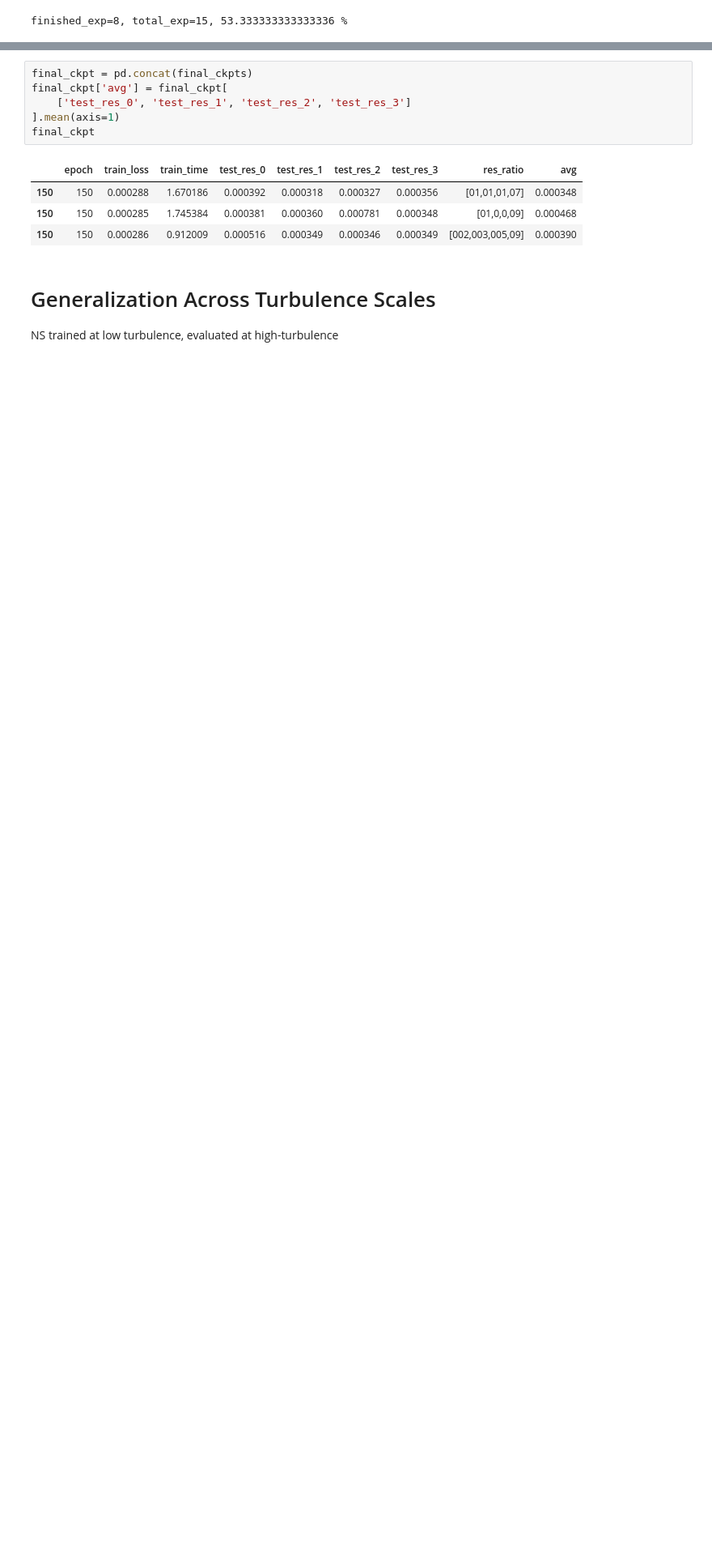
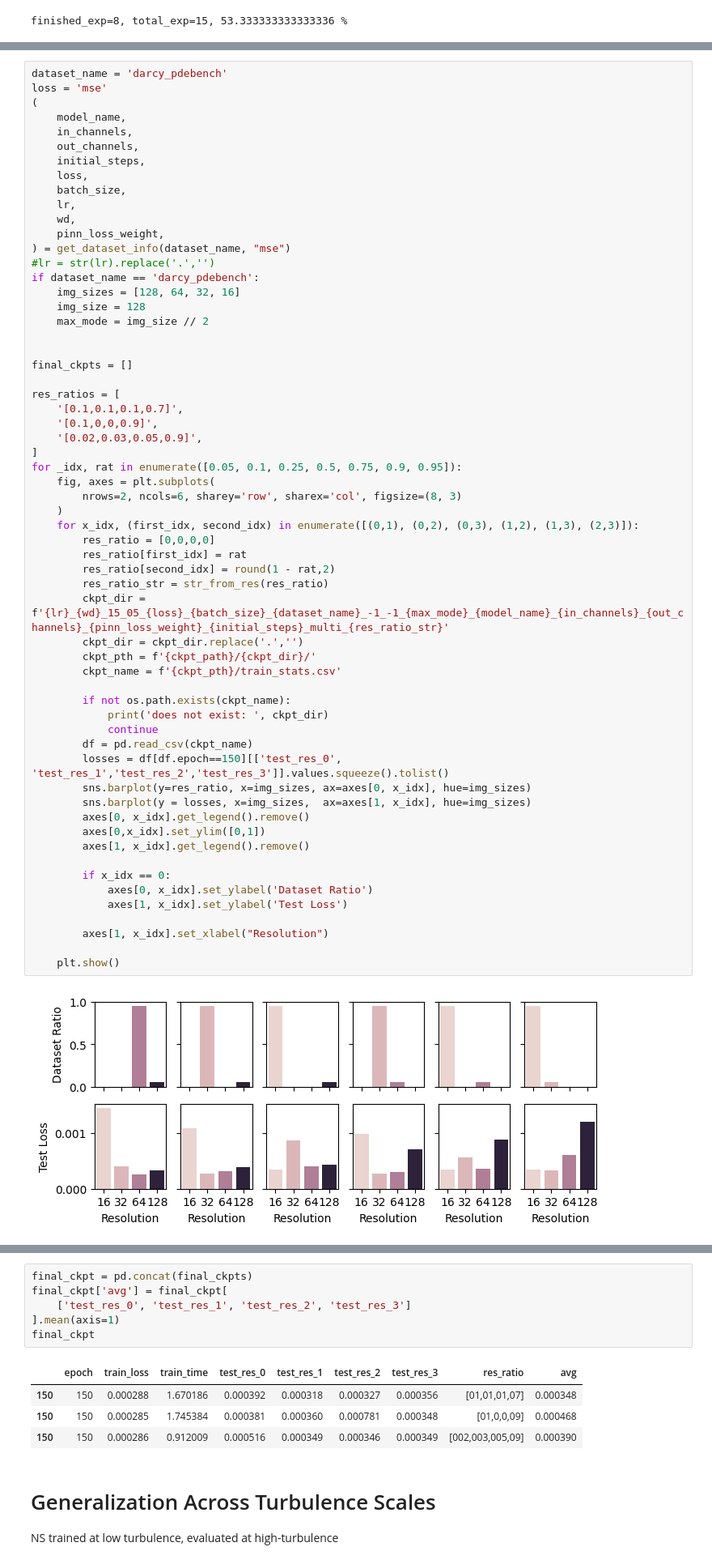
Before and after one commit to msakarvadia/operator_aliasing, a Jupyter notebook: notebooks/figures.ipynb, the cells around one changed output, grey strips where cells are left out. Shown at 81% size. Cells and saved outputs as stored; diff of their text form; blank space fills up the shorter version.

```diff
--- a/notebooks/figures.ipynb
+++ b/notebooks/figures.ipynb
@@ -1611,0 +1644,62 @@ Middle plot sweep:
+# %%
+dataset_name = 'darcy_pdebench'
+loss = 'mse'
+(
+    model_name,
+    in_channels,
+    out_channels,
+    initial_steps,
+    loss,
+    batch_size,
+    lr,
+    wd,
+    pinn_loss_weight,
+) = get_dataset_info(dataset_name, "mse")
+#lr = str(lr).replace('.','')
+if dataset_name == 'darcy_pdebench':
+    img_sizes = [128, 64, 32, 16]
+    img_size = 128
+    max_mode = img_size // 2
+
+
+final_ckpts = []
+
+res_ratios = [
+    '[0.1,0.1,0.1,0.7]',
+    '[0.1,0,0,0.9]',
+    '[0.02,0.03,0.05,0.9]',
+]
+for _idx, rat in enumerate([0.05, 0.1, 0.25, 0.5, 0.75, 0.9, 0.95]):
+    fig, axes = plt.subplots(
+        nrows=2, ncols=6, sharey='row', sharex='col', figsize=(8, 3)
+    )
+    for x_idx, (first_idx, second_idx) in enumerate([(0,1), (0,2), (0,3), (1,2), (1,3), (2,3)]):
+        res_ratio = [0,0,0,0]
+        res_ratio[first_idx] = rat
+        res_ratio[second_idx] = round(1 - rat,2)
+        res_ratio_str = str_from_res(res_ratio)
+        ckpt_dir = f'{lr}_{wd}_15_05_{loss}_{batch_size}_{dataset_name}_-1_-1_{max_mode}_{model_name}_{in_channels}_{out_channels}_{pinn_loss_weight}_{initial_steps}_multi_{res_ratio_str}'
+        ckpt_dir = ckpt_dir.replace('.','')
+        ckpt_pth = f'{ckpt_path}/{ckpt_dir}/'
+        ckpt_name = f'{ckpt_pth}/train_stats.csv'
+
+        if not os.path.exists(ckpt_name):
+            print('does not exist: ', ckpt_dir)
+            continue
+        df = pd.read_csv(ckpt_name)
+        losses = df[df.epoch==150][['test_res_0', 'test_res_1','test_res_2','test_res_3']].values.squeeze().tolist()
+        sns.barplot(y=res_ratio, x=img_sizes, ax=axes[0, x_idx], hue=img_sizes)
+        sns.barplot(y = losses, x=img_sizes,  ax=axes[1, x_idx], hue=img_sizes)
+        axes[0, x_idx].get_legend().remove()
+        axes[0,x_idx].set_ylim([0,1])
+        axes[1, x_idx].get_legend().remove()
+
+        if x_idx == 0:
+            axes[0, x_idx].set_ylabel('Dataset Ratio')
+            axes[1, x_idx].set_ylabel('Test Loss')
+
+        axes[1, x_idx].set_xlabel("Resolution")
+
+    plt.show()
+# %% [output]
+[figure, added]
```
Also changed, not shown: parts of 7 cells of this notebook.
